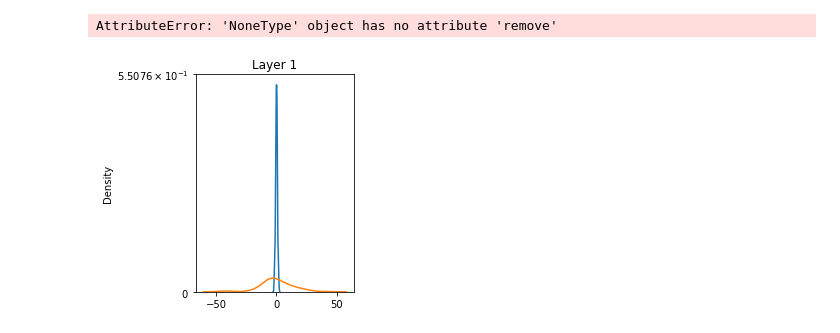
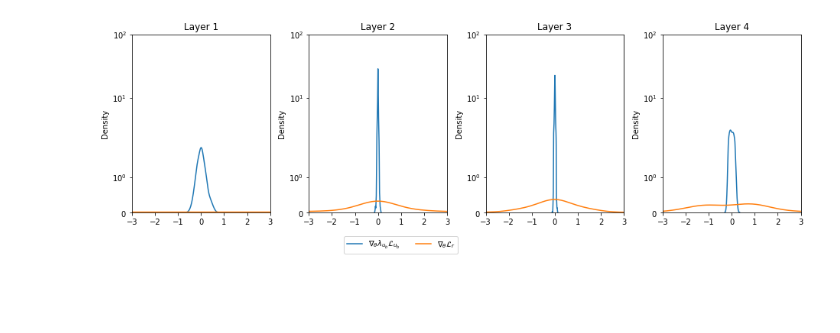
Before and after one commit to afrah/GradientPathologiesPINNs, a Jupyter notebook: Helmholtz/Helmholtz2D_model_tf_M1_original copy.ipynb, the cells around one changed output. Saved outputs shown, nothing was run; the diff lists cells and outputs as text; code cells hidden in the pictures; blank space fills up the shorter version.

```diff
--- a/Helmholtz/Helmholtz2D_model_tf_M1_original copy.ipynb
+++ b/Helmholtz/Helmholtz2D_model_tf_M1_original copy.ipynb
@@ -627,0 +829,27 @@ plt.show()
+# %%
+
+# Residual loss & Boundary loss
+loss_res = model.loss_res_log
+loss_bcs = model.loss_bcs_log
+
+fig_2 = plt.figure(2)
+ax = fig_2.add_subplot(1, 1, 1)
+ax.plot(loss_res, label='$\mathcal{L}_{r}$')
+ax.plot(loss_bcs, label='$\mathcal{L}_{u_b}$')
+ax.set_yscale('log')
+ax.set_xlabel('iterations')
+ax.set_ylabel('Loss')
+plt.legend()
+plt.tight_layout()
+plt.show()
+
+# Adaptive Constant
+adaptive_constant = model.adpative_constant_log
+
+fig_3 = plt.figure(3)
+ax = fig_3.add_subplot(1, 1, 1)
+ax.plot(adaptive_constant, label='$\lambda_{u_b}$')
+ax.set_xlabel('iterations')
+plt.legend()
+plt.tight_layout()
+plt.show()
@@ -640,36 +871,35 @@ for j in range(num_hidden_layers):
     gradient_res = data_gradients_res['layer_' + str(j + 1)][-1]
     gradient_bcs = data_gradients_bcs['layer_' + str(j + 1)][-1]
 
     gradients_res_list.append(gradient_res)
     gradients_bcs_list.append(gradient_bcs)
 
 cnt = 1
 fig_4 = plt.figure(4, figsize=(13, 4))
 for j in range(num_hidden_layers):
     ax = plt.subplot(1, 4, cnt)
     ax.set_title('Layer {}'.format(j + 1))
     ax.set_yscale('symlog')
     gradients_res = data_gradients_res['layer_' + str(j + 1)][-1]
     gradients_bcs = data_gradients_bcs['layer_' + str(j + 1)][-1]
     sns.distplot(gradients_bcs, hist=False,
                     kde_kws={"shade": False},
                     norm_hist=True, label=r'$\nabla_\theta \lambda_{u_b} \mathcal{L}_{u_b}$')
     sns.distplot(gradients_res, hist=False,
                     kde_kws={"shade": False},
                     norm_hist=True, label=r'$\nabla_\theta \mathcal{L}_r$')
 
-    ax.get_legend().remove()
+    # ax.get_legend().remove()
     ax.set_xlim([-3.0, 3.0])
     ax.set_ylim([0,100])
     cnt += 1
 handles, labels = ax.get_legend_handles_labels()
 fig_4.legend(handles, labels, loc="upper left", bbox_to_anchor=(0.35, -0.01),
             borderaxespad=0, bbox_transform=fig_4.transFigure, ncol=2)
 plt.tight_layout()
 plt.show()
 # %% [output]
-AttributeError: 'NoneType' object has no attribute 'remove'
-[figure, old version]
+[figure, new version]
 # %%
 
 # Eigenvalues if applicable
```
Also changed, not shown: parts of 10 cells of this notebook, 4 other files.
